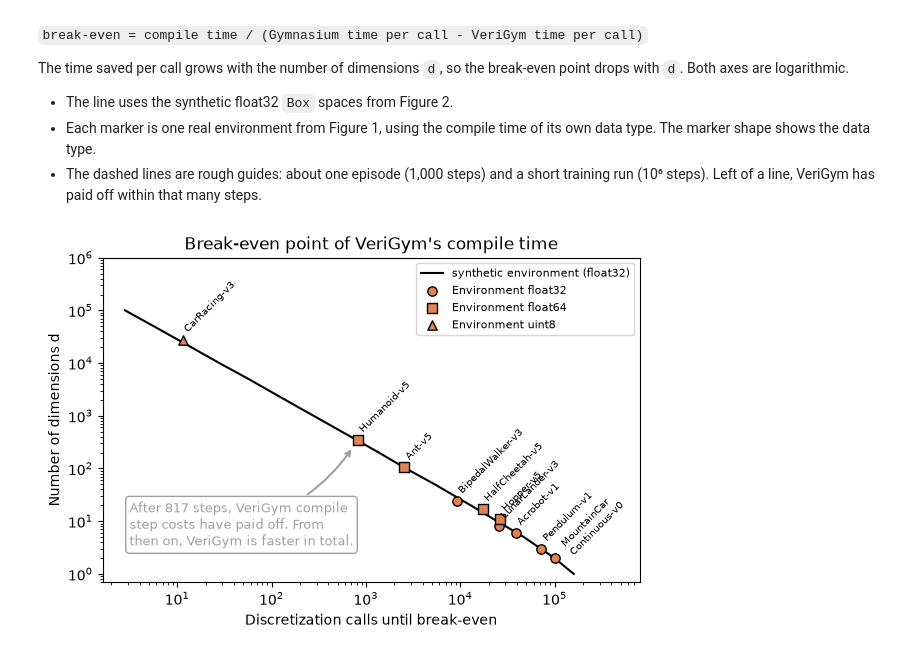
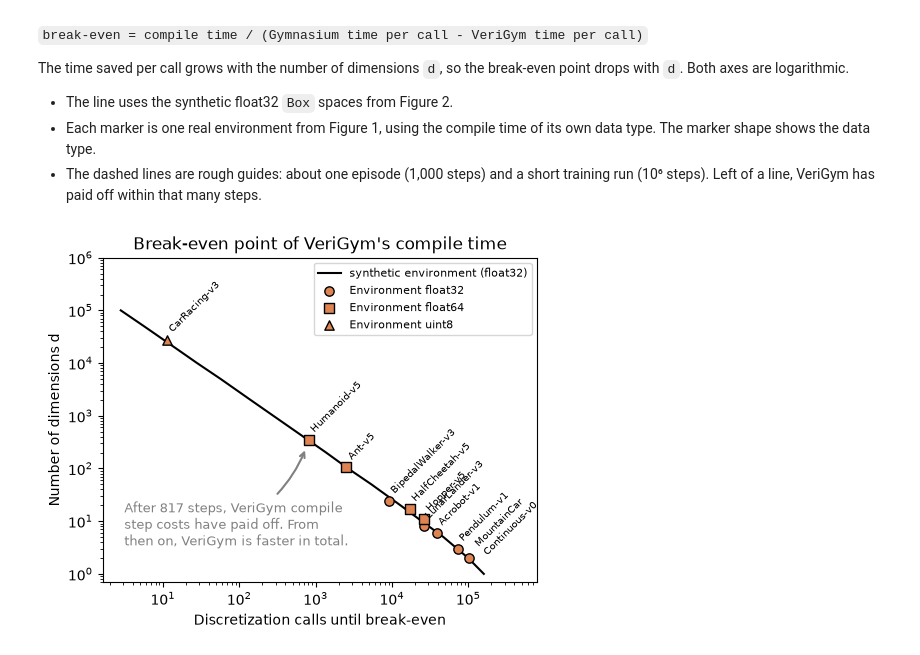
Before and after one commit to ai-fm/VeriGym, a Jupyter notebook: examples/tech_eval_files/discretization_overhead/gymnasium-verigym-benchmark-figures.ipynb, the cells around one changed output. Drawn from its saved outputs; the diff is of its cells as text; code cells hidden in the pictures.

Commit message:
update figures

```diff
--- a/examples/tech_eval_files/discretization_overhead/gymnasium-verigym-benchmark-figures.ipynb
+++ b/examples/tech_eval_files/discretization_overhead/gymnasium-verigym-benchmark-figures.ipynb
@@ -59,7 +59,7 @@ COLD_REPEATS = 3 if QUICK else 5  # fresh processes per data type
 
 COLORS = {"gymnasium": "#4C72B0", "verigym": "#DD8452"}
 NAMES = {"gymnasium": "Gymnasium", "verigym": "VeriGym"}
-LIGHT_GREY = "#a0a0a0"  # annotations (arrows, text boxes)
+LIGHT_GREY = "#808080"  # annotations (arrows, text boxes)
 MARKERS = {"float32": "o", "float64": "s", "int32": "D", "uint8": "^"}  # one per data type
 
 print(f"CPU:        {platform.processor() or platform.machine()} ({platform.platform()})")
@@ -608,7 +608,7 @@ break-even point drops with `d`. Both axes are logarithmic.
 # %%
 LABEL_ROTATION = 45  # angle of the environment names, in degrees
 
-fig, ax = plt.subplots(num="Figure 4: Compile cost break-even", figsize=(6, 4),
+fig, ax = plt.subplots(num="Figure 4: Compile cost break-even", figsize=(5, 4),
                        constrained_layout=True)
 
 # Line: synthetic float32 spaces of every size from Figure 2.
@@ -642,32 +642,32 @@ for r in vg_r:
 #                 fontsize=8, color="grey", rotation=90, ha="right", va="bottom")
 
 ax.set(xscale="log", yscale="log", xlabel="Discretization calls until break-even",
        ylabel="Number of dimensions d",
        title="Break-even point of VeriGym's compile time")
 # Set the y range after switching to log scale; the extra room on top keeps
 # the environment names inside the plot.
 ax.set_ylim(0.7, max(max(DIMS), max(r["d"] for r in vg_r)) * 10)
 ax.set_xlim(None, max(jit["float32"]["first_s"] / saved_s[ok])*5)
 
 # Text box with an arrow to one example environment.
 NOTE_ENV = "Humanoid-v5"
 if NOTE_ENV in ENVS:
     r = next(r for r in vg_r if r["env"] == NOTE_ENV)
     n_star = break_even(NOTE_ENV)
     ax.annotate(
         f"After {n_star:,.0f} steps, VeriGym compile\nstep costs have paid off. "
         f"From\nthen on, VeriGym is faster in total.",
         xy=(n_star, r["d"]), xytext=(0.05, 0.10), textcoords="axes fraction",
         ha="left", va="bottom", multialignment="left", fontsize=9, color=LIGHT_GREY,
-        bbox={"boxstyle": "round", "facecolor": "white", "edgecolor": LIGHT_GREY},
+        bbox={"boxstyle": "round", "facecolor": "white", "edgecolor": 'white'},
         arrowprops={"arrowstyle": "->", "color": LIGHT_GREY, "lw": 1.5,
                     "connectionstyle": "arc3,rad=0.2",  # slightly bent
                     "shrinkB": 8},  # gap between arrowhead and marker
     )
 
 ax.legend(fontsize=8, loc="upper right")
 fig.savefig("break_even_steps.pdf", bbox_inches='tight')
 
 plt.show()
 # %% [output]
-[figure, old version]
+[figure, new version]
```
Also changed, not shown: 2 other files.
